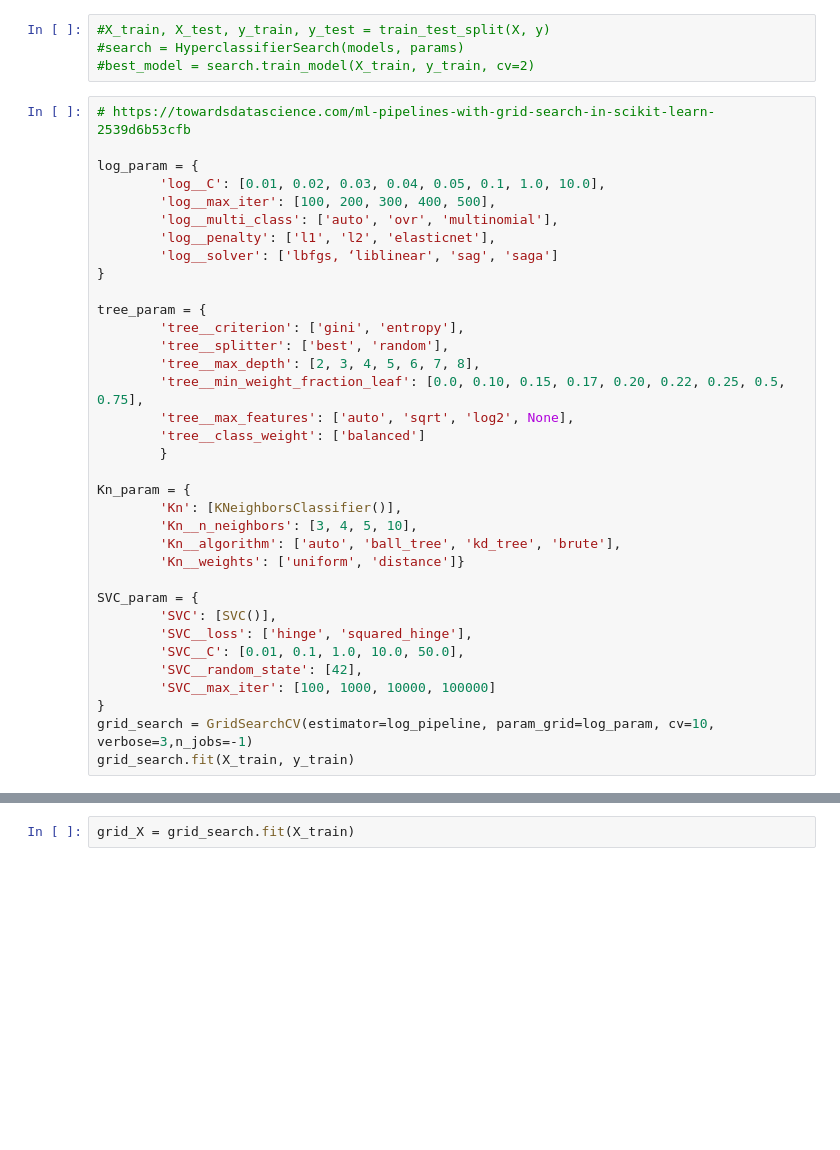
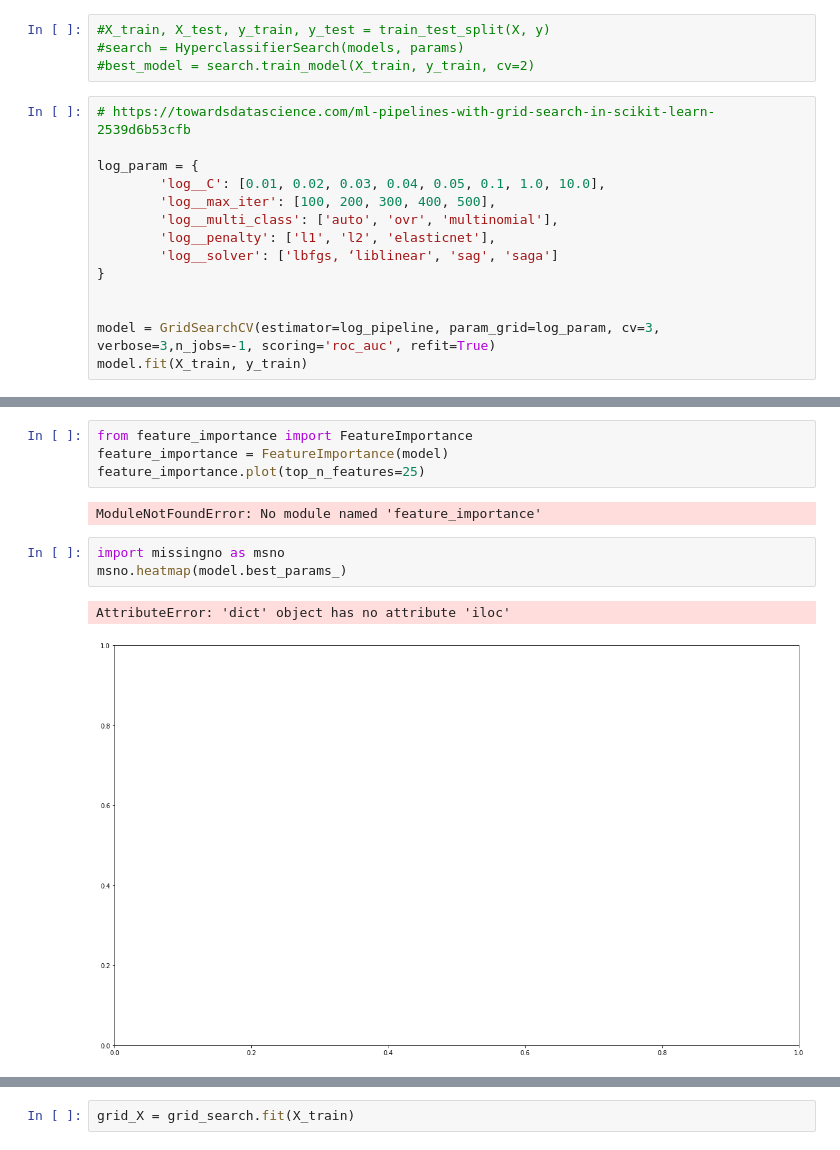
Before and after one commit to Jyve00/H1N1_Vaccine_Analysis, a Jupyter notebook: Stephen/log_grid_search.ipynb, the cells around one changed output, grey strips where cells are left out. Saved outputs shown, nothing was run; the diff lists cells and outputs as text; blank space fills up the shorter version.

```diff
--- a/Stephen/log_grid_search.ipynb
+++ b/Stephen/log_grid_search.ipynb
@@ -364,28 +362,7 @@ log_param = {
         'log__solver': ['lbfgs, ‘liblinear', 'sag', 'saga']
 }
 
-tree_param = {
-        'tree__criterion': ['gini', 'entropy'],
-        'tree__splitter': ['best', 'random'],
-        'tree__max_depth': [2, 3, 4, 5, 6, 7, 8],
-        'tree__min_weight_fraction_leaf': [0.0, 0.10, 0.15, 0.17, 0.20, 0.22, 0.25, 0.5, 0.75],
-        'tree__max_features': ['auto', 'sqrt', 'log2', None],
-        'tree__class_weight': ['balanced']
-        }
 
-Kn_param = {
-        'Kn': [KNeighborsClassifier()],
-        'Kn__n_neighbors': [3, 4, 5, 10],
-        'Kn__algorithm': ['auto', 'ball_tree', 'kd_tree', 'brute'],
-        'Kn__weights': ['uniform', 'distance']}
-
-SVC_param = {
-        'SVC': [SVC()],
-        'SVC__loss': ['hinge', 'squared_hinge'],
-        'SVC__C': [0.01, 0.1, 1.0, 10.0, 50.0],
-        'SVC__random_state': [42],
-        'SVC__max_iter': [100, 1000, 10000, 100000]
-}
-grid_search = GridSearchCV(estimator=log_pipeline, param_grid=log_param, cv=10, verbose=3,n_jobs=-1)
-grid_search.fit(X_train, y_train)
+model = GridSearchCV(estimator=log_pipeline, param_grid=log_param, cv=3, verbose=3,n_jobs=-1, scoring='roc_auc', refit=True)
+model.fit(X_train, y_train)
 # %% [output]
@@ -446,0 +436,12 @@ nan
+# %%
+from feature_importance import FeatureImportance
+feature_importance = FeatureImportance(model)
+feature_importance.plot(top_n_features=25)
+# %% [output]
+ModuleNotFoundError: No module named 'feature_importance'
+# %%
+import missingno as msno
+msno.heatmap(model.best_params_)
+# %% [output]
+AttributeError: 'dict' object has no attribute 'iloc'
+[figure, added]
```
Also changed, not shown: parts of 9 cells of this notebook, 1 other file.
